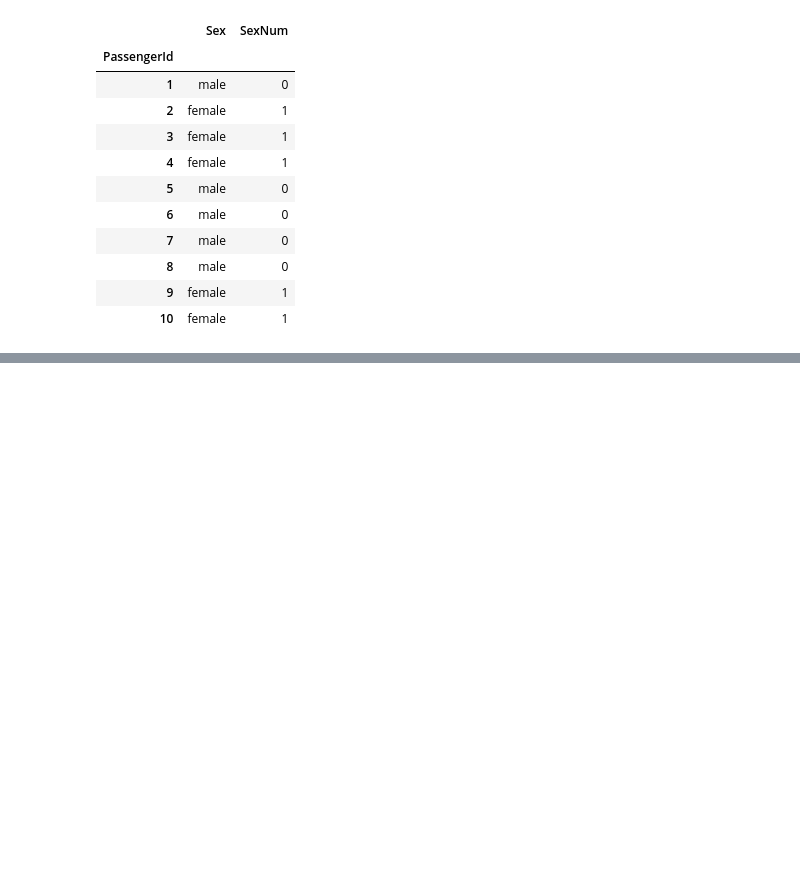
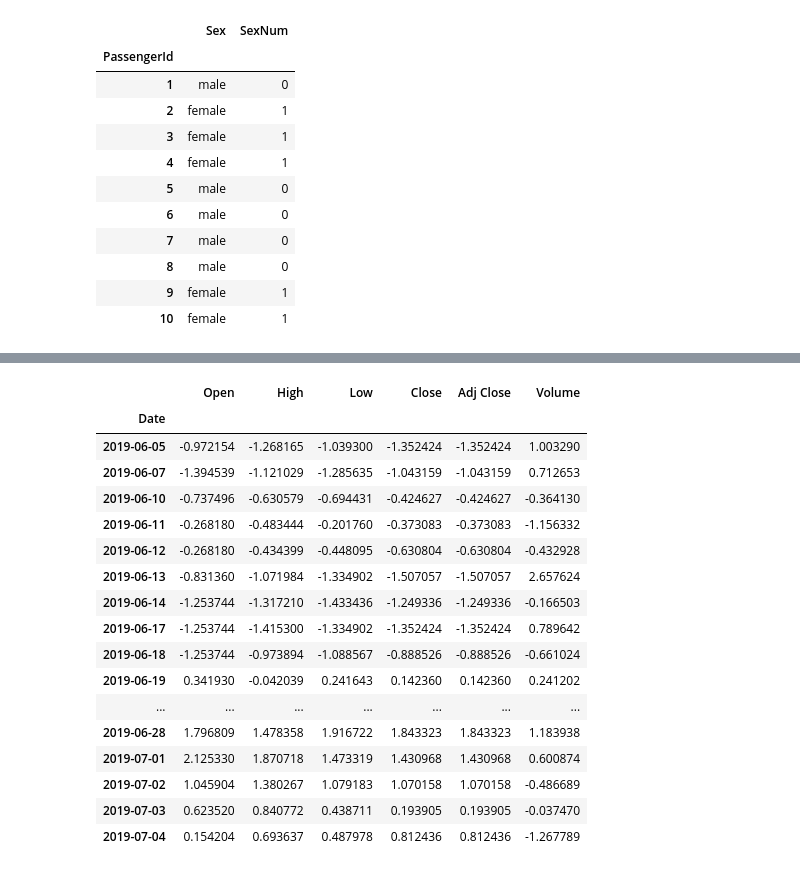
Before and after one commit to goebalgaebal/TIL, a Jupyter notebook: 빅데이터(딥러닝) 활용 AI 설계/딥러닝을 위한 빅데이터 기초/Python/code2/Day3_exercise.ipynb, the cells around one changed output, grey strips where cells are left out. Saved outputs shown, nothing was run; the diff lists cells and outputs as text; code cells hidden in the pictures; blank space fills up the shorter version.

```diff
--- a/빅데이터(딥러닝) 활용 AI 설계/딥러닝을 위한 빅데이터 기초/Python/code2/Day3_exercise.ipynb
+++ b/빅데이터(딥러닝) 활용 AI 설계/딥러닝을 위한 빅데이터 기초/Python/code2/Day3_exercise.ipynb
@@ -164,0 +212,6 @@ titanic[["Sex", "SexNum"]].head(10)
+# %%
+def standardize(arr): # 표준화 : 평균을 기준으로 어느정도 떨어져있는지 학인
+    return ((arr-arr.mean(axis=0))) / arr.std(axis=0)
+
+def normalize(arr): # 정규화 : 데이터의 범위를 0 ~ 1로 변환
+    return (arr-arr.min(axis=0)) / (arr.max(axis=0) - arr.min(axis=0))
@@ -164,0 +274,21 @@ titanic[["Sex", "SexNum"]].head(10)
+# %%
+standardize(dataNotna) # 표준화
+# %% [output]
+|  | Open | High | Low | Close | Adj Close | Volume |
+| Date |  |  |  |  |  |  |
+| 2019-06-05 | -0.972154 | -1.268165 | -1.039300 | -1.352424 | -1.352424 | 1.003290 |
+| 2019-06-07 | -1.394539 | -1.121029 | -1.285635 | -1.043159 | -1.043159 | 0.712653 |
+| 2019-06-10 | -0.737496 | -0.630579 | -0.694431 | -0.424627 | -0.424627 | -0.364130 |
+| 2019-06-11 | -0.268180 | -0.483444 | -0.201760 | -0.373083 | -0.373083 | -1.156332 |
+| 2019-06-12 | -0.268180 | -0.434399 | -0.448095 | -0.630804 | -0.630804 | -0.432928 |
+| 2019-06-13 | -0.831360 | -1.071984 | -1.334902 | -1.507057 | -1.507057 | 2.657624 |
+| 2019-06-14 | -1.253744 | -1.317210 | -1.433436 | -1.249336 | -1.249336 | -0.166503 |
+| 2019-06-17 | -1.253744 | -1.415300 | -1.334902 | -1.352424 | -1.352424 | 0.789642 |
+| 2019-06-18 | -1.253744 | -0.973894 | -1.088567 | -0.888526 | -0.888526 | -0.661024 |
+| 2019-06-19 | 0.341930 | -0.042039 | 0.241643 | 0.142360 | 0.142360 | 0.241202 |
+| ... | ... | ... | ... | ... | ... | ... |
+| 2019-06-28 | 1.796809 | 1.478358 | 1.916722 | 1.843323 | 1.843323 | 1.183938 |
+| 2019-07-01 | 2.125330 | 1.870718 | 1.473319 | 1.430968 | 1.430968 | 0.600874 |
+| 2019-07-02 | 1.045904 | 1.380267 | 1.079183 | 1.070158 | 1.070158 | -0.486689 |
+| 2019-07-03 | 0.623520 | 0.840772 | 0.438711 | 0.193905 | 0.193905 | -0.037470 |
+| 2019-07-04 | 0.154204 | 0.693637 | 0.487978 | 0.812436 | 0.812436 | -1.267789 |
```
Also changed, not shown: parts of 8 cells of this notebook.
